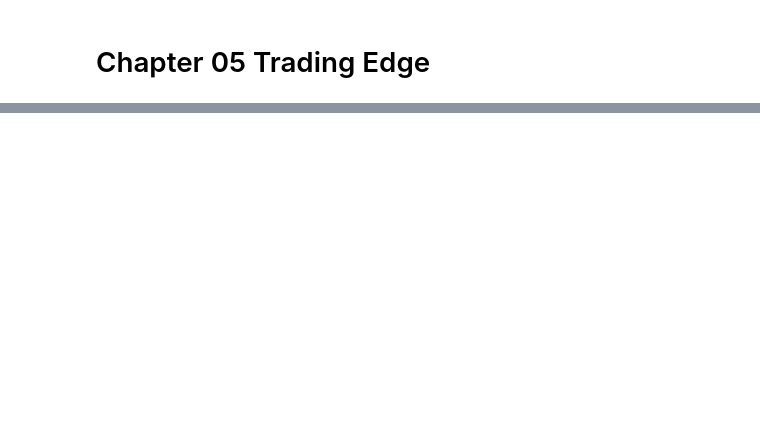
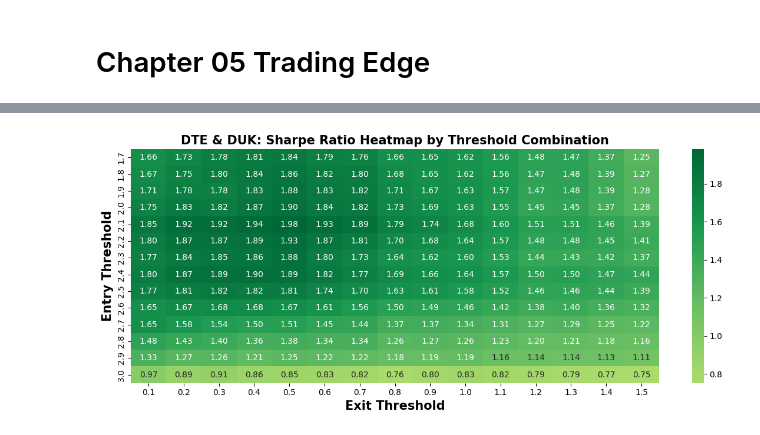
Before and after one commit to PacktPublishing/Algorithmic-Short-Selling-with-Python_Second-Edition, a Jupyter notebook: Chapter 5 Trading Edge.ipynb, the cells around one changed output, grey strips where cells are left out. Cells and saved outputs as stored; diff of their text form; code cells hidden in the pictures; blank space fills up the shorter version.

```diff
--- a/Chapter 5 Trading Edge.ipynb
+++ b/Chapter 5 Trading Edge.ipynb
@@ -706,5 +797,0 @@ print(runup_percentiles)
-# %%
-df_pair['drawdown'] = (df_pair['pos_cum_log_rets'] - df_pair['pos_cum_log_rets'].cummax()).apply(np.exp) -1
-df_pair['win_streak'] = (df_pair['pos_cum_log_rets'] - df_pair['pos_cum_log_rets'].cummin()).apply(np.exp) -1
-# df_pair['drawdown_pct'] = np.exp(df_pair['drawdown'])-1
-df_pair[['drawdown_pct','win_streak']].plot()
@@ -891,0 +811,55 @@ df_SP500.loc[signal_tickers]
+# %%
+entry_thresholds = np.arange(1.7, 3.1, 0.1)
+exit_thresholds = np.arange(0.1, 1.6, 0.1)
+results_list = []
+cum_returns_dict = {}
+z_score_cols = [col for col in z_pair_df.columns if col.startswith('z_')]
+
+for entry_threshold in entry_thresholds:
+    for exit_threshold in exit_thresholds:
+        z_pair_df_temp = z_pair_df[z_score_cols].copy()
+        pos_list_temp = []
+        for z in z_score_cols:
+            pos_df = pairs_trading_simulator(z_pair_df_temp[z], entry_threshold, exit_threshold)
+            z_pair_df_temp = pd.concat([z_pair_df_temp, pos_df.set_index('Date')], axis=1)
+            z_pair_df_temp.rename(columns={'position': f'pos_{z}'}, inplace=True)
+            pos_list_temp += [f'pos_{z}']
+
+        z_pair_df_temp = z_pair_df_temp.loc[:, ~z_pair_df_temp.columns.duplicated(keep='last')]
+        z_pair_df_temp[pos_list_temp] = z_pair_df_temp[pos_list_temp].shift(+1).ffill()
+
+        for pos_col in pos_list_temp:
+            df_pair_temp = df_pair[coint_window:].copy()
+            position_series = z_pair_df_temp[pos_col].astype(float).fillna(0)
+
+            df_pair_temp[f'{pos_col}_daily_log_rets'] = df_pair_temp['spread_daily_log'] * position_series
+            df_pair_temp[f'{pos_col}_cum_log_rets'] = df_pair_temp[f'{pos_col}_daily_log_rets'].cumsum()
+            df_pair_temp[f'{pos_col}_cumul_returns'] = np.exp(df_pair_temp[f'{pos_col}_cum_log_rets']) - 1
+
+            daily_rets = df_pair_temp[f'{pos_col}_daily_log_rets']
+            final_return = df_pair_temp[f'{pos_col}_cumul_returns'].iloc[-1]
+            max_drawdown = (df_pair_temp[f'{pos_col}_cumul_returns'] / df_pair_temp[f'{pos_col}_cumul_returns'].cummax() - 1).min()
+
+            mean_ret = daily_rets.mean()
+            std_ret = daily_rets.std()
+            sharpe = (mean_ret / std_ret * np.sqrt(252)) if std_ret > 1e-10 else np.nan
+
+            i = len(results_list)
+            cum_returns_dict[i] = df_pair_temp[f'{pos_col}_cumul_returns'].copy()
+            results_list.append({'entry_threshold': round(entry_threshold, 2), 'exit_threshold': round(exit_threshold, 2),
+                'z_score': pos_col, 'sharpe_ratio': sharpe, 'final_return': final_return, 'max_drawdown': max_drawdown, 'i': i})
+
+results_df = pd.DataFrame(results_list)
+results_df = results_df.dropna(subset=['sharpe_ratio']).sort_values('sharpe_ratio', ascending=False).round(4)
+
+pivot_sharpe = results_df.pivot_table(values='sharpe_ratio', index='entry_threshold',
+                                      columns='exit_threshold', aggfunc='mean')
+plt.figure(figsize=(12, 5))
+sns.heatmap(pivot_sharpe, annot=True, fmt='.2f', cmap='RdYlGn', center=0)
+plt.title(f'{pair[0]} & {pair[1]}: Sharpe Ratio Heatmap by Threshold Combination', fontsize=15, fontweight='bold')
+plt.ylabel('Entry Threshold', fontsize=15, fontweight='bold')
+plt.xlabel('Exit Threshold', fontsize=15, fontweight='bold')
+plt.tight_layout()
+plt.show()
+# %% [output]
+[figure, added]
```
Also changed, not shown: parts of 93 cells of this notebook.
